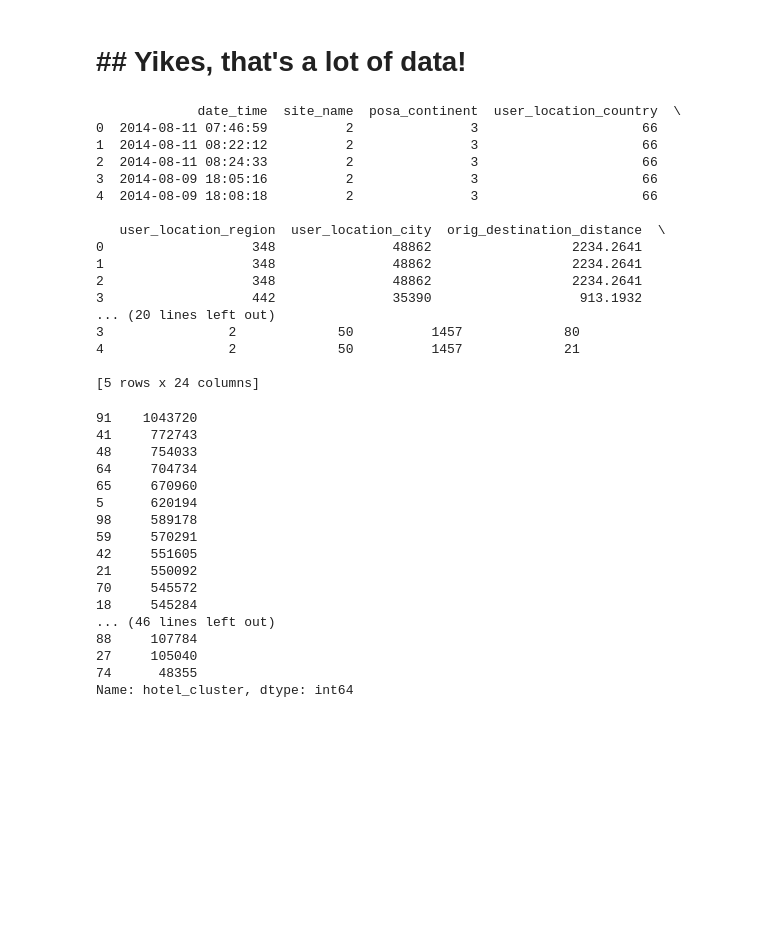
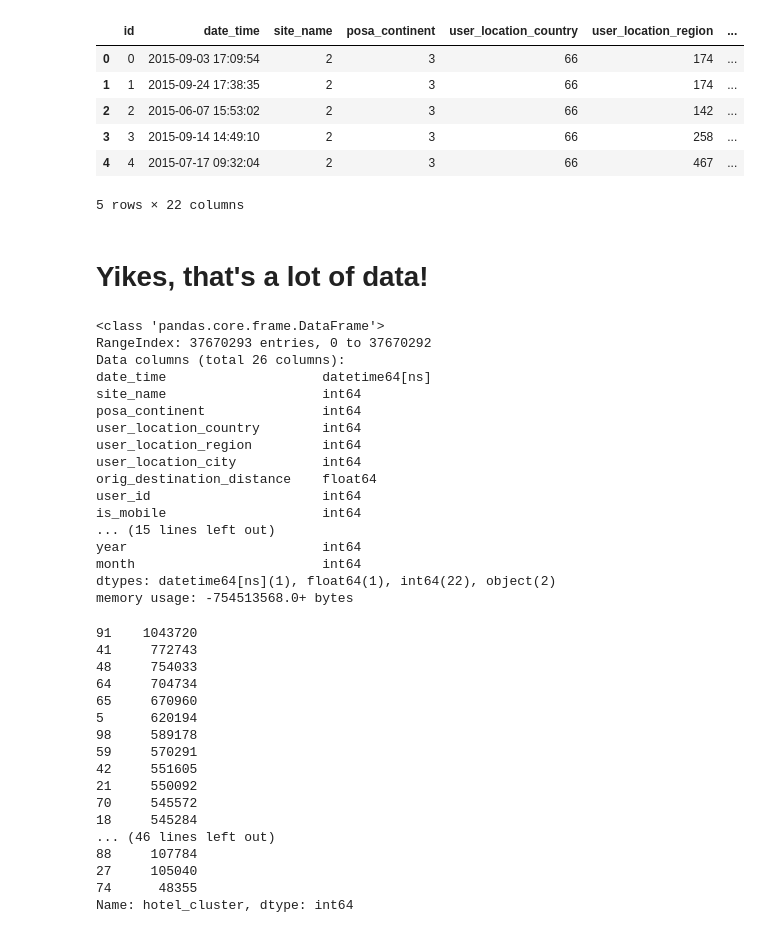
Before and after one commit to blhart216/expediaGSU, a Jupyter notebook: Expedia Analysis-checkpoint.ipynb, the cells around one changed output. Drawn from its saved outputs; the diff is of its cells as text; code cells hidden in the pictures; blank space fills up the shorter version.

```diff
--- a/Expedia Analysis-checkpoint.ipynb
+++ b/Expedia Analysis-checkpoint.ipynb
@@ -23,25 +35,51 @@ FileNotFoundError: File b'train.csv' does not exist
+# %%
+import pandas as pd
+
+
+train = pd.read_csv("train.csv") # Almost 4 Gigs!!!
+test = pd.read_csv("test.csv")
+
+# See how many rows/columns
+print(train.shape) # includes website click data from 2013 and 2014
+print(test.shape) # includes actual booking in 2015
+
+# Target attribute is hotel_cluster, which isn't given in test data set
+# We must give 5 predictions, so expedia can show new user 5 hotel clusters
+# based on their activity on the website
+
+# Get familiar with data
+train.head(5)
+test.head(5)
+# %% [output]
+|  | id | date_time | site_name | posa_continent | user_location_country | user_location_region | ... |
+| 0 | 0 | 2015-09-03 17:09:54 | 2 | 3 | 66 | 174 | ... |
+| 1 | 1 | 2015-09-24 17:38:35 | 2 | 3 | 66 | 174 | ... |
+| 2 | 2 | 2015-06-07 15:53:02 | 2 | 3 | 66 | 142 | ... |
+| 3 | 3 | 2015-09-14 14:49:10 | 2 | 3 | 66 | 258 | ... |
+| 4 | 4 | 2015-07-17 09:32:04 | 2 | 3 | 66 | 467 | ... |
+5 rows × 22 columns
 # %% [markdown]
-# ## Yikes, that's a lot of data!
+<h1><blink>Yikes, that's a lot of data!</blink></h1>
-# %%
-sampleTraining = training.head(5)
-print (sampleTraining)
-# %% [output]
-             date_time  site_name  posa_continent  user_location_country  \
-0  2014-08-11 07:46:59          2               3                     66
-1  2014-08-11 08:22:12          2               3                     66
-2  2014-08-11 08:24:33          2               3                     66
-3  2014-08-09 18:05:16          2               3                     66
-4  2014-08-09 18:08:18          2               3                     66
-
-   user_location_region  user_location_city  orig_destination_distance  \
-0                   348               48862                  2234.2641
-1                   348               48862                  2234.2641
-2                   348               48862                  2234.2641
-3                   442               35390                   913.1932
-... (20 lines left out)
-3                2             50          1457             80
-4                2             50          1457             21
-
-[5 rows x 24 columns]
+# %%
+#get data infomation
+train.info()
+# %% [output]
+<class 'pandas.core.frame.DataFrame'>
+RangeIndex: 37670293 entries, 0 to 37670292
+Data columns (total 26 columns):
+date_time                    datetime64[ns]
+site_name                    int64
+posa_continent               int64
+user_location_country        int64
+user_location_region         int64
+user_location_city           int64
+orig_destination_distance    float64
+user_id                      int64
+is_mobile                    int64
+... (15 lines left out)
+year                         int64
+month                        int64
+dtypes: datetime64[ns](1), float64(1), int64(22), object(2)
+memory usage: -754513568.0+ bytes
 # %%
 #distribution of hotel
```
Also changed, not shown: parts of 30 cells of this notebook.
